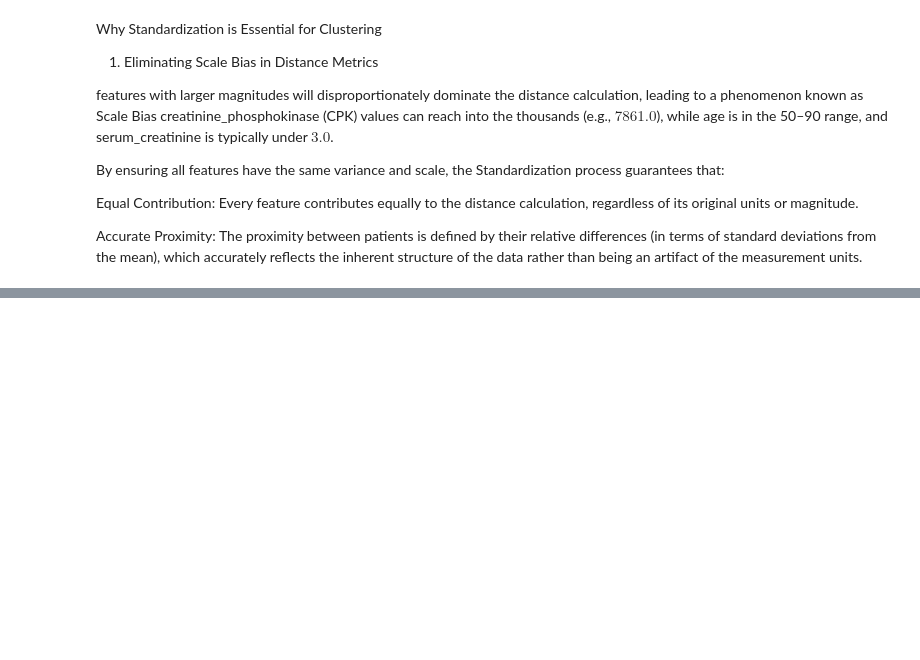
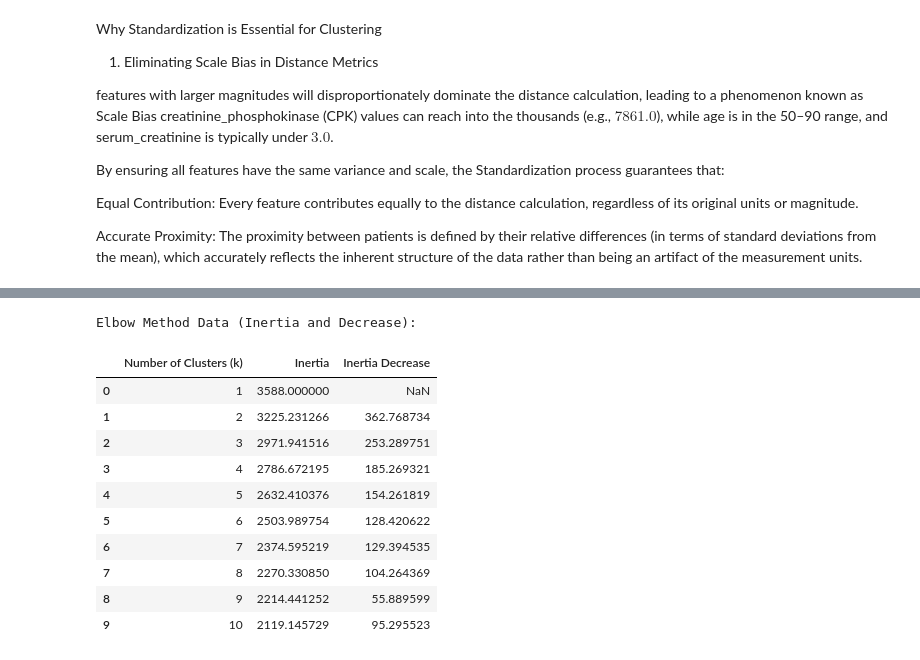
Before and after one commit to komisarzGiT/gai, a Jupyter notebook: UG_ML02.ipynb, the cells around one changed output, grey strips where cells are left out. Drawn from its saved outputs; the diff is of its cells as text; code cells hidden in the pictures; blank space fills up the shorter version.

```diff
--- a/UG_ML02.ipynb
+++ b/UG_ML02.ipynb
@@ -254,0 +252,25 @@ Accurate Proximity: The proximity between patients is defined by their relative
+# %%
+# Create a DataFrame for inertia and K_range
+elbow_data = pd.DataFrame({
+    'Number of Clusters (k)': K_range,
+    'Inertia': inertia
+})
+
+# Calculate the decrease in inertia from the previous k
+elbow_data['Inertia Decrease'] = elbow_data['Inertia'].diff().abs()
+
+print("Elbow Method Data (Inertia and Decrease):")
+display(elbow_data)
+# %% [output]
+Elbow Method Data (Inertia and Decrease):
+|  | Number of Clusters (k) | Inertia | Inertia Decrease |
+| 0 | 1 | 3588.000000 | NaN |
+| 1 | 2 | 3225.231266 | 362.768734 |
+| 2 | 3 | 2971.941516 | 253.289751 |
+| 3 | 4 | 2786.672195 | 185.269321 |
+| 4 | 5 | 2632.410376 | 154.261819 |
+| 5 | 6 | 2503.989754 | 128.420622 |
+| 6 | 7 | 2374.595219 | 129.394535 |
+| 7 | 8 | 2270.330850 | 104.264369 |
+| 8 | 9 | 2214.441252 | 55.889599 |
+| 9 | 10 | 2119.145729 | 95.295523 |
```
Also changed, not shown: parts of 2 cells of this notebook.
